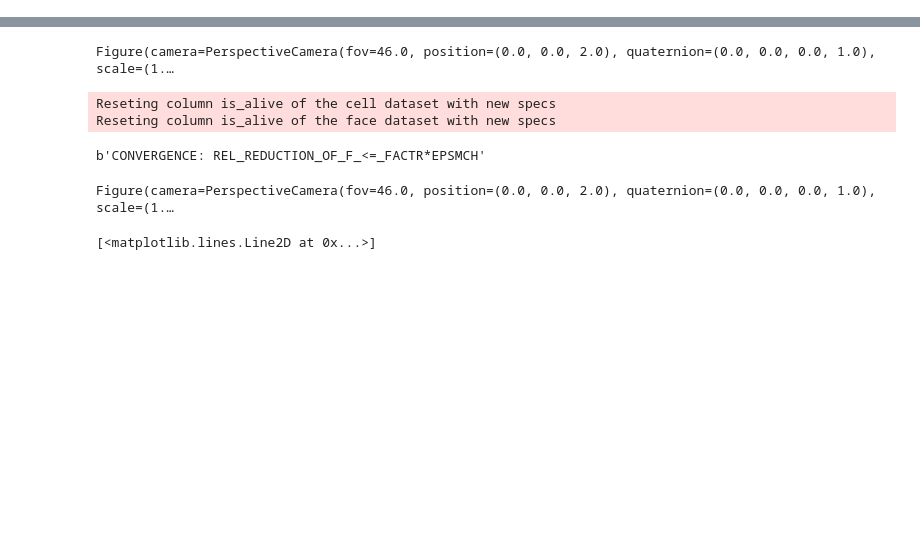
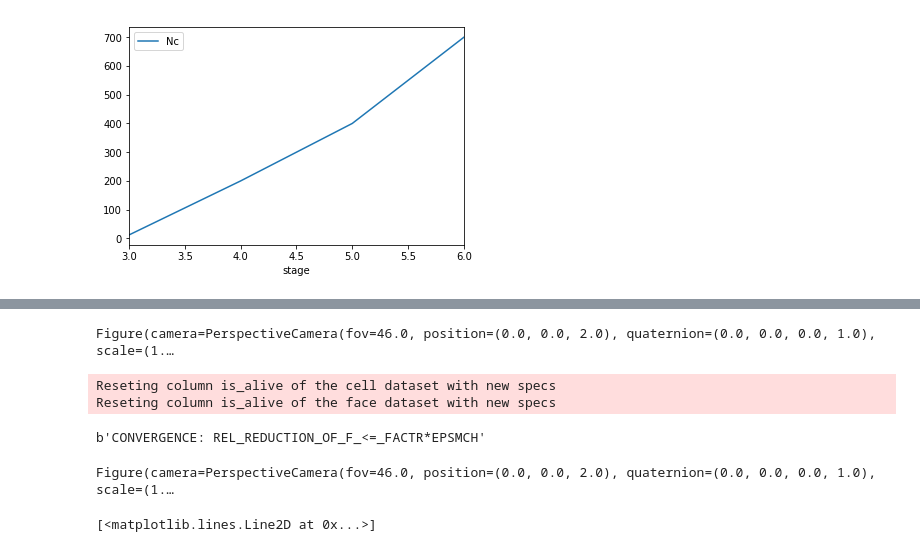
Before and after one commit to glyg/pyfollicle, a Jupyter notebook: notebooks/FollicleEllongation.ipynb, the cells around one changed output, grey strips where cells are left out. Cells and saved outputs as stored; diff of their text form; code cells hidden in the pictures; blank space fills up the shorter version.

```diff
--- a/notebooks/FollicleEllongation.ipynb
+++ b/notebooks/FollicleEllongation.ipynb
@@ -45,0 +52,7 @@ It is conveninent to consider that cells have an average surface of 1
+# %%
+growth = pd.DataFrame(
+    data=[[12, 181000], [200, 670400], [400, 3352000], [700, 12318600]],
+    index=pd.Index([3, 4, 5, 6], name='stage'),
+    columns=['Nc', 'lumen_vol']
+)
+growth
@@ -45,0 +66,4 @@ It is conveninent to consider that cells have an average surface of 1
+# %%
+_ = growth.plot(y='Nc')
+# %% [output]
+[figure, added]
```
Also changed, not shown: parts of 14 cells of this notebook.
